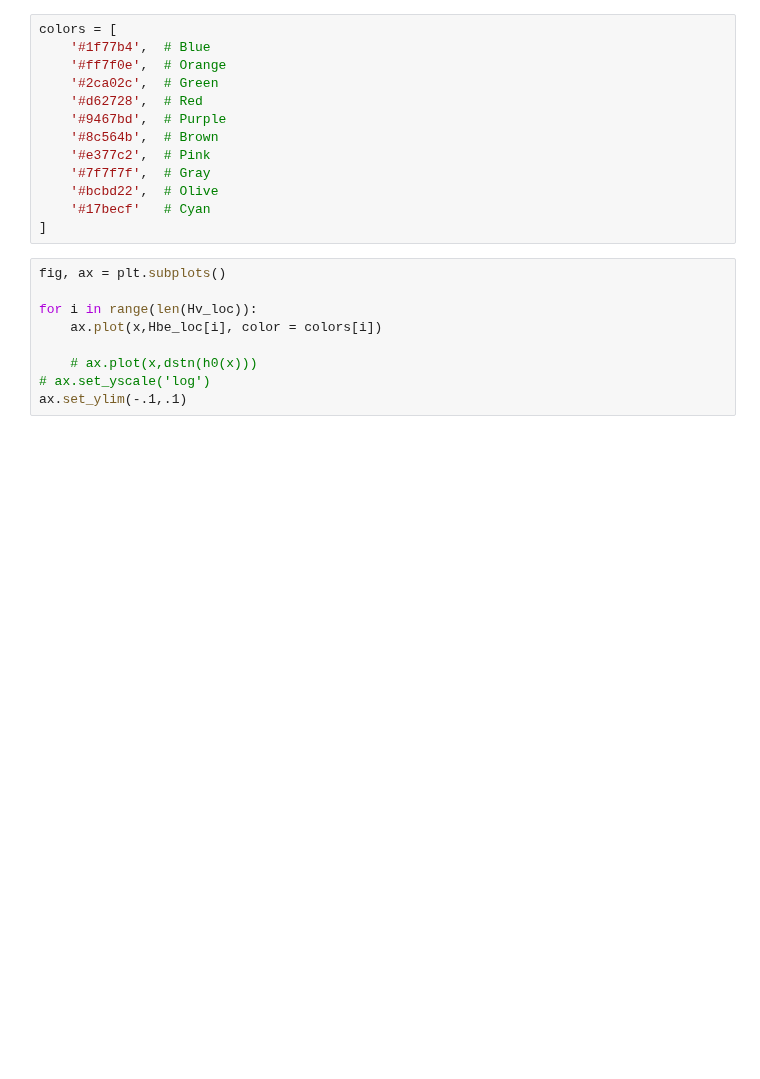
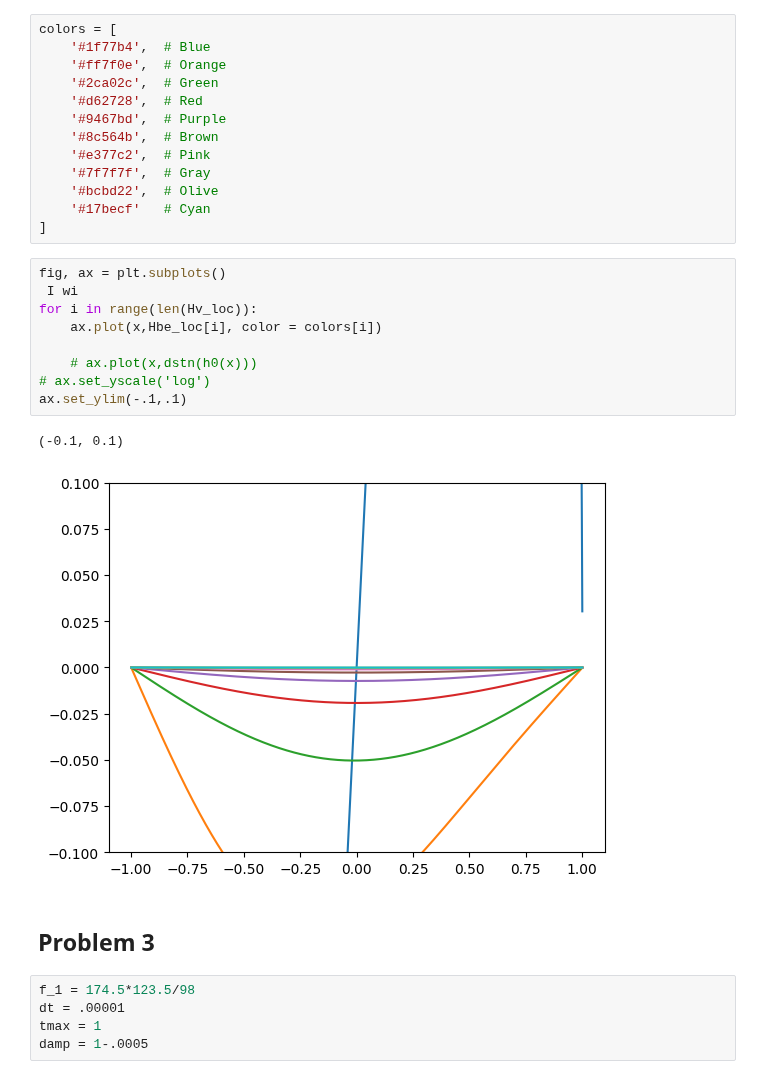
Before and after one commit to andrewholmberg/math_550_numerical_pdes, a Jupyter notebook: Homework 4/homework.ipynb, the cells around one changed output. Drawn from its saved outputs; the diff is of its cells as text; blank space fills up the shorter version.

```diff
--- a/Homework 4/homework.ipynb
+++ b/Homework 4/homework.ipynb
@@ -542,10 +617,20 @@ colors = [
 ]
 # %%
 fig, ax = plt.subplots()
-
+ I wi
 for i in range(len(Hv_loc)):
     ax.plot(x,Hbe_loc[i], color = colors[i])
 
     # ax.plot(x,dstn(h0(x)))
 # ax.set_yscale('log')
 ax.set_ylim(-.1,.1)
+# %% [output]
+(-0.1, 0.1)
+[figure, added]
+# %% [markdown]
+## Problem 3
+# %%
+f_1 = 174.5*123.5/98
+dt = .00001
+tmax = 1
+damp = 1-.0005
```
Also changed, not shown: parts of 22 cells of this notebook, 2 other files.
